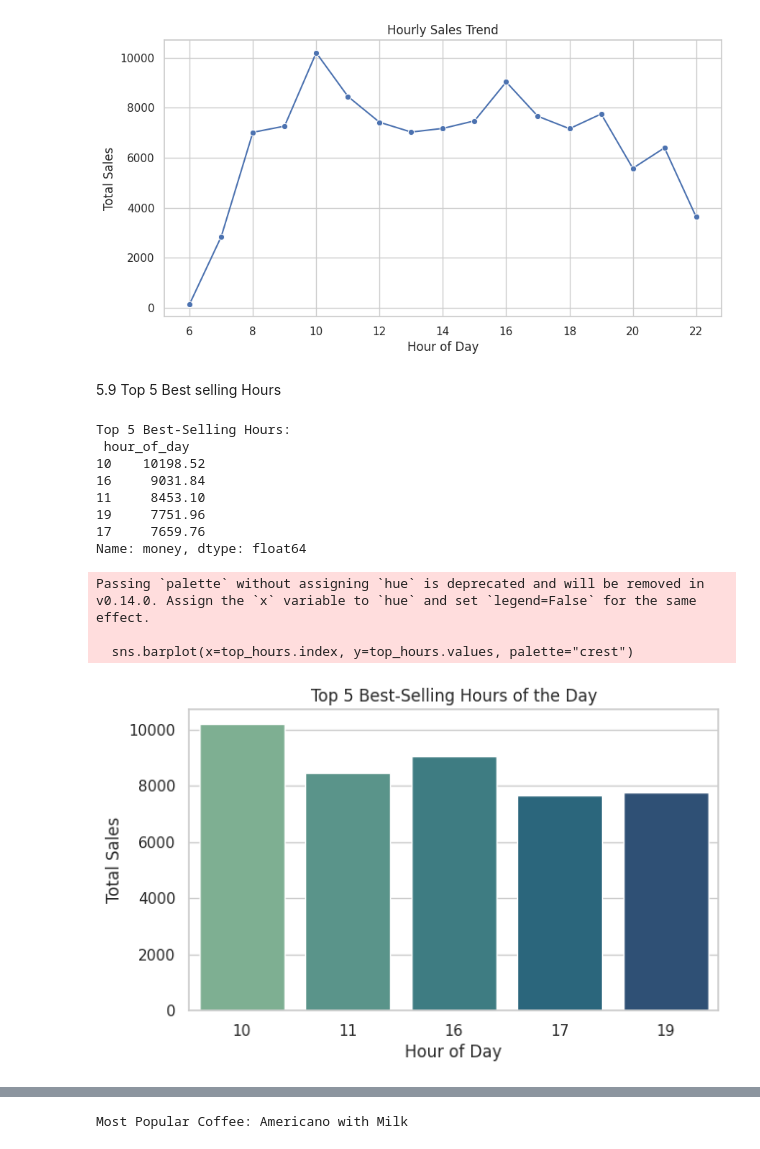
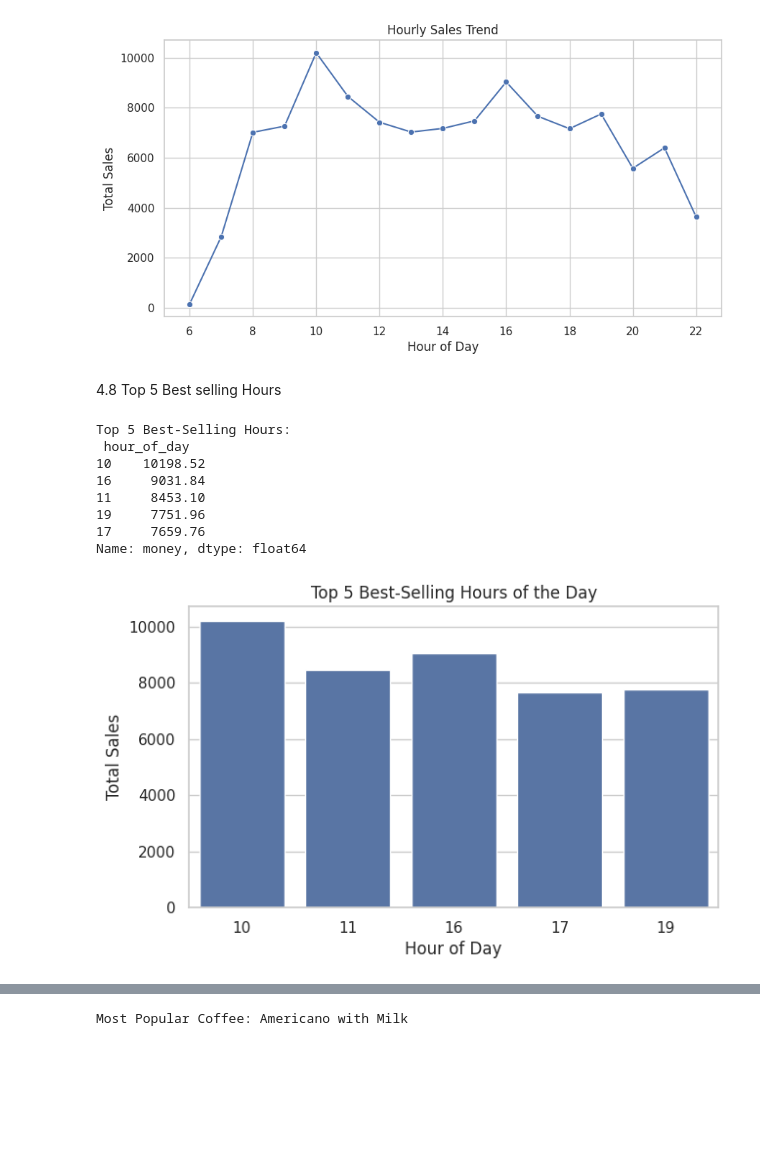
Before and after one commit to malath-1/CoffeeSalesAnlysis, a Jupyter notebook: CoffeeSalesAnalysis.ipynb, the cells around one changed output, grey strips where cells are left out. Cells and saved outputs as stored; diff of their text form; code cells hidden in the pictures; blank space fills up the shorter version.

```diff
--- a/CoffeeSalesAnalysis.ipynb
+++ b/CoffeeSalesAnalysis.ipynb
@@ -137,28 +135,25 @@ plt.show()
 # %% [output]
 [figure]
 # %% [markdown]
-5.9 Top 5 Best selling Hours
+4.8 Top 5 Best selling Hours
 # %%
-
+df = pd.read_csv('/content/Coffe_sales.csv')
 top_hours = df.groupby("hour_of_day")["money"].sum().sort_values(ascending=False).head(5)
 print("\nTop 5 Best-Selling Hours:\n", top_hours)
 plt.figure(figsize=(7,4))
-sns.barplot(x=top_hours.index, y=top_hours.values, palette="crest")
+sns.barplot(x=top_hours.index, y=top_hours.values)
 plt.title("Top 5 Best-Selling Hours of the Day")
 plt.xlabel("Hour of Day")
 plt.ylabel("Total Sales")
 plt.show()
 # %% [output]
 Top 5 Best-Selling Hours:
  hour_of_day
 10    10198.52
 16     9031.84
 11     8453.10
 19     7751.96
 17     7659.76
 Name: money, dtype: float64
-Passing `palette` without assigning `hue` is deprecated and will be removed in v0.14.0. Assign the `x` variable to `hue` and set `legend=False` for the same effect.
-
-  sns.barplot(x=top_hours.index, y=top_hours.values, palette="crest")
-[figure, old version]
+[figure, new version]
 # %% [markdown]
```
Also changed, not shown: parts of 17 cells of this notebook.
